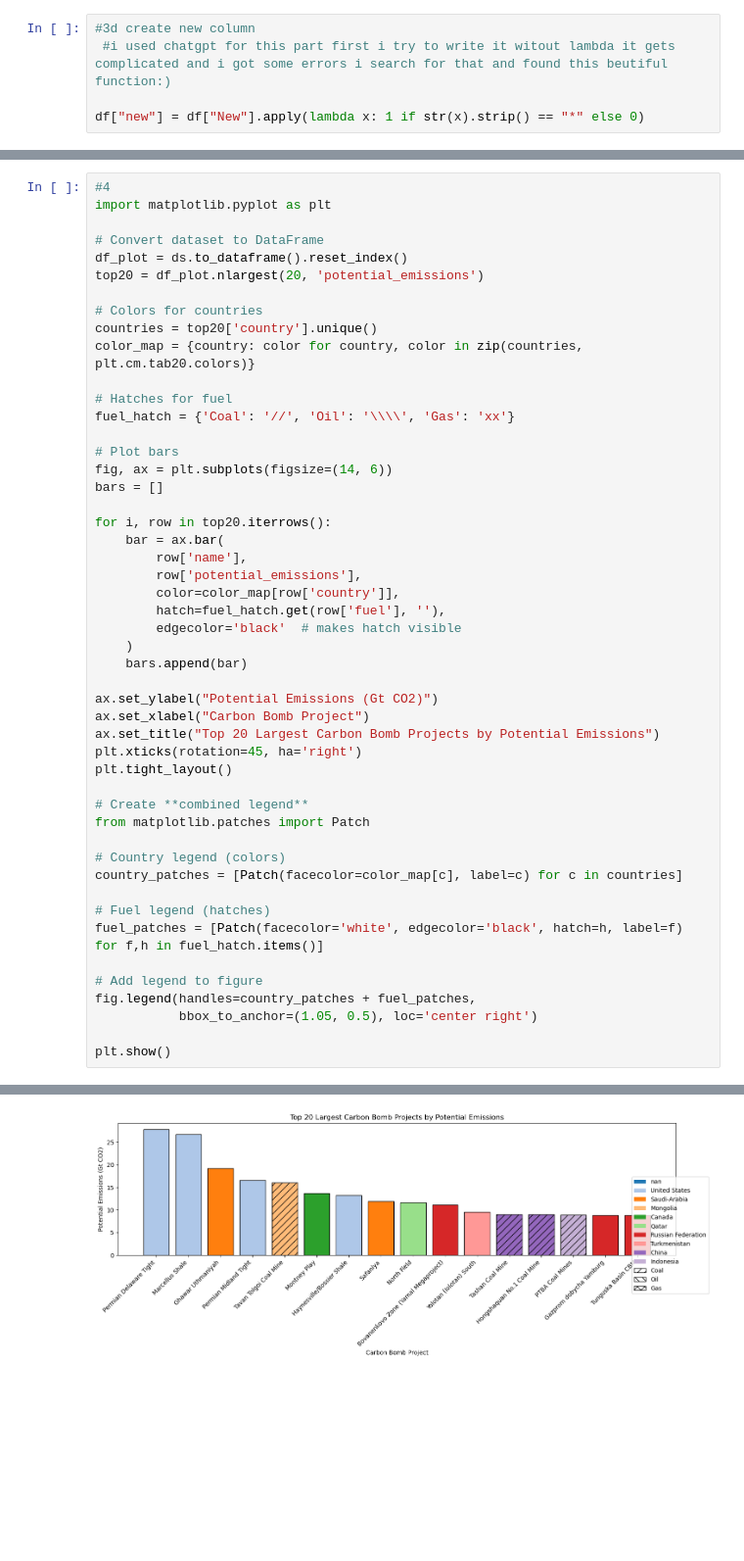
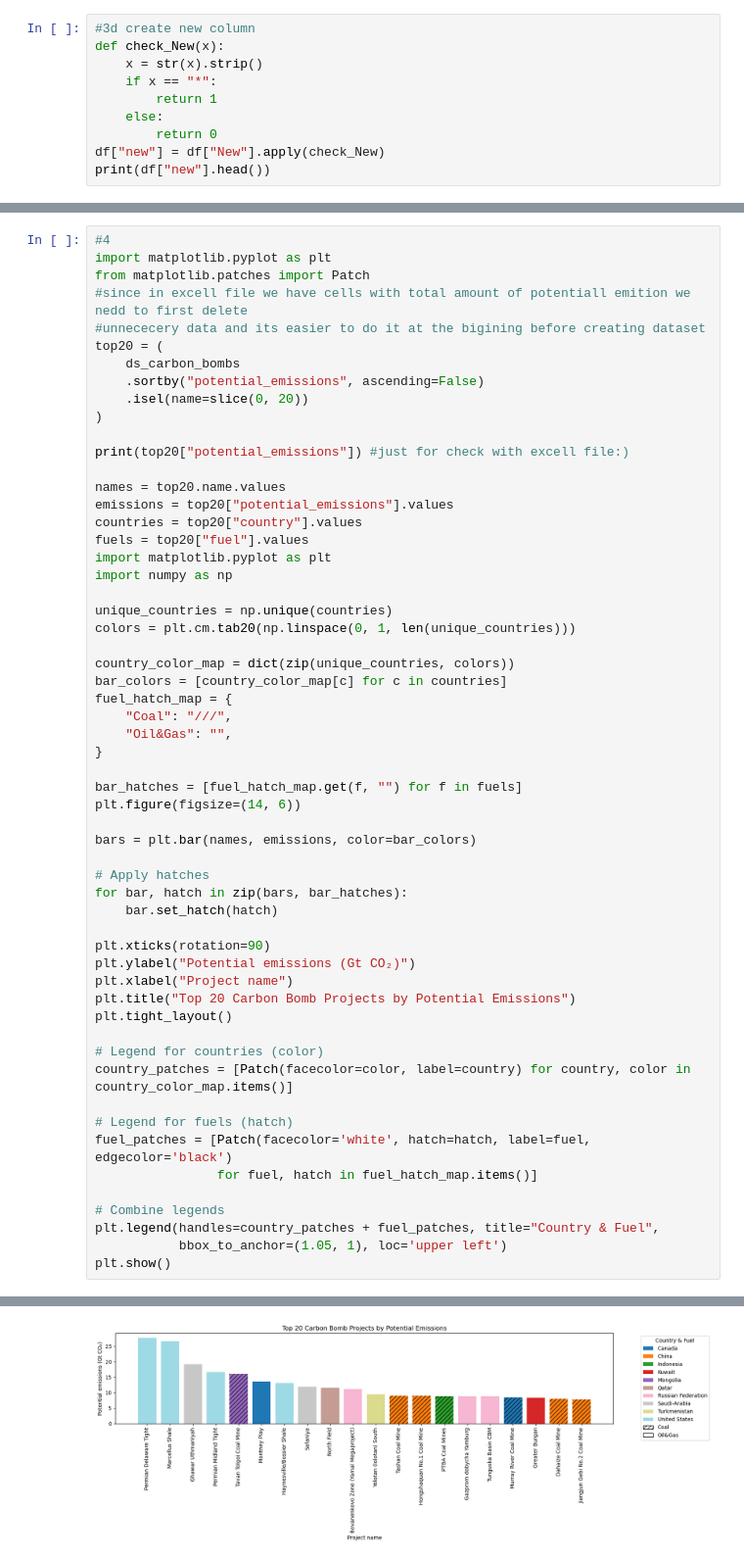
Before and after one commit to bazelibenazh-debug/NOBY, a Jupyter notebook: carbon_bombs_analysis.ipynb, the cells around one changed output, grey strips where cells are left out. Shown at 98% size. Cells and saved outputs as stored; diff of their text form; blank space fills up the shorter version.

```diff
--- a/carbon_bombs_analysis.ipynb
+++ b/carbon_bombs_analysis.ipynb
@@ -80,5 +80,10 @@ df["Potential emissions (Gt CO2)"] = pd.to_numeric(df["Potential emissions (Gt C
 # %%
 #3d create new column
- #i used chatgpt for this part first i try to write it witout lambda it gets complicated and i got some errors i search for that and found this beutiful function:)
-
-df["new"] = df["New"].apply(lambda x: 1 if str(x).strip() == "*" else 0)
+def check_New(x):
+    x = str(x).strip()
+    if x == "*":
+        return 1
+    else:
+        return 0
+df["new"] = df["New"].apply(check_New)
+print(df["new"].head())
@@ -134,50 +179,58 @@ Attributes:
 # %%
 #4
 import matplotlib.pyplot as plt
+from matplotlib.patches import Patch
+#since in excell file we have cells with total amount of potentiall emition we nedd to first delete
+#unnececery data and its easier to do it at the bigining before creating dataset
+top20 = (
+    ds_carbon_bombs
+    .sortby("potential_emissions", ascending=False)
+    .isel(name=slice(0, 20))
+)
 
-# Convert dataset to DataFrame
-df_plot = ds.to_dataframe().reset_index()
-top20 = df_plot.nlargest(20, 'potential_emissions')
+print(top20["potential_emissions"]) #just for check with excell file:)
 
-# Colors for countries
-countries = top20['country'].unique()
-color_map = {country: color for country, color in zip(countries, plt.cm.tab20.colors)}
+names = top20.name.values
+emissions = top20["potential_emissions"].values
+countries = top20["country"].values
+fuels = top20["fuel"].values
+import matplotlib.pyplot as plt
+import numpy as np
 
-# Hatches for fuel
-fuel_hatch = {'Coal': '//', 'Oil': '\\\\', 'Gas': 'xx'}
+unique_countries = np.unique(countries)
+colors = plt.cm.tab20(np.linspace(0, 1, len(unique_countries)))
 
-# Plot bars
-fig, ax = plt.subplots(figsize=(14, 6))
-bars = []
+country_color_map = dict(zip(unique_countries, colors))
+bar_colors = [country_color_map[c] for c in countries]
+fuel_hatch_map = {
+    "Coal": "///",
+    "Oil&Gas": "",
+}
 
-for i, row in top20.iterrows():
-    bar = ax.bar(
-        row['name'],
-        row['potential_emissions'],
-        color=color_map[row['country']],
-        hatch=fuel_hatch.get(row['fuel'], ''),
-        edgecolor='black'  # makes hatch visible
-    )
-    bars.append(bar)
+bar_hatches = [fuel_hatch_map.get(f, "") for f in fuels]
+plt.figure(figsize=(14, 6))
 
-ax.set_ylabel("Potential Emissions (Gt CO2)")
-ax.set_xlabel("Carbon Bomb Project")
-ax.set_title("Top 20 Largest Carbon Bomb Projects by Potential Emissions")
-plt.xticks(rotation=45, ha='right')
+bars = plt.bar(names, emissions, color=bar_colors)
+
+# Apply hatches
+for bar, hatch in zip(bars, bar_hatches):
+    bar.set_hatch(hatch)
+
+plt.xticks(rotation=90)
+plt.ylabel("Potential emissions (Gt CO₂)")
+plt.xlabel("Project name")
+plt.title("Top 20 Carbon Bomb Projects by Potential Emissions")
 plt.tight_layout()
 
-# Create **combined legend**
-from matplotlib.patches import Patch
+# Legend for countries (color)
+country_patches = [Patch(facecolor=color, label=country) for country, color in country_color_map.items()]
 
-# Country legend (colors)
-country_patches = [Patch(facecolor=color_map[c], label=c) for c in countries]
+# Legend for fuels (hatch)
+fuel_patches = [Patch(facecolor='white', hatch=hatch, label=fuel, edgecolor='black')
+                for fuel, hatch in fuel_hatch_map.items()]
 
-# Fuel legend (hatches)
-fuel_patches = [Patch(facecolor='white', edgecolor='black', hatch=h, label=f) for f,h in fuel_hatch.items()]
-
-# Add legend to figure
-fig.legend(handles=country_patches + fuel_patches,
-           bbox_to_anchor=(1.05, 0.5), loc='center right')
-
+# Combine legends
+plt.legend(handles=country_patches + fuel_patches, title="Country & Fuel",
+           bbox_to_anchor=(1.05, 1), loc='upper left')
 plt.show()
 # %% [output]
@@ -184,3 +248,3 @@ plt.show()
-[figure, old version]
+[figure, new version]
 # %%
 #task5
```
Also changed, not shown: parts of 26 cells of this notebook.
